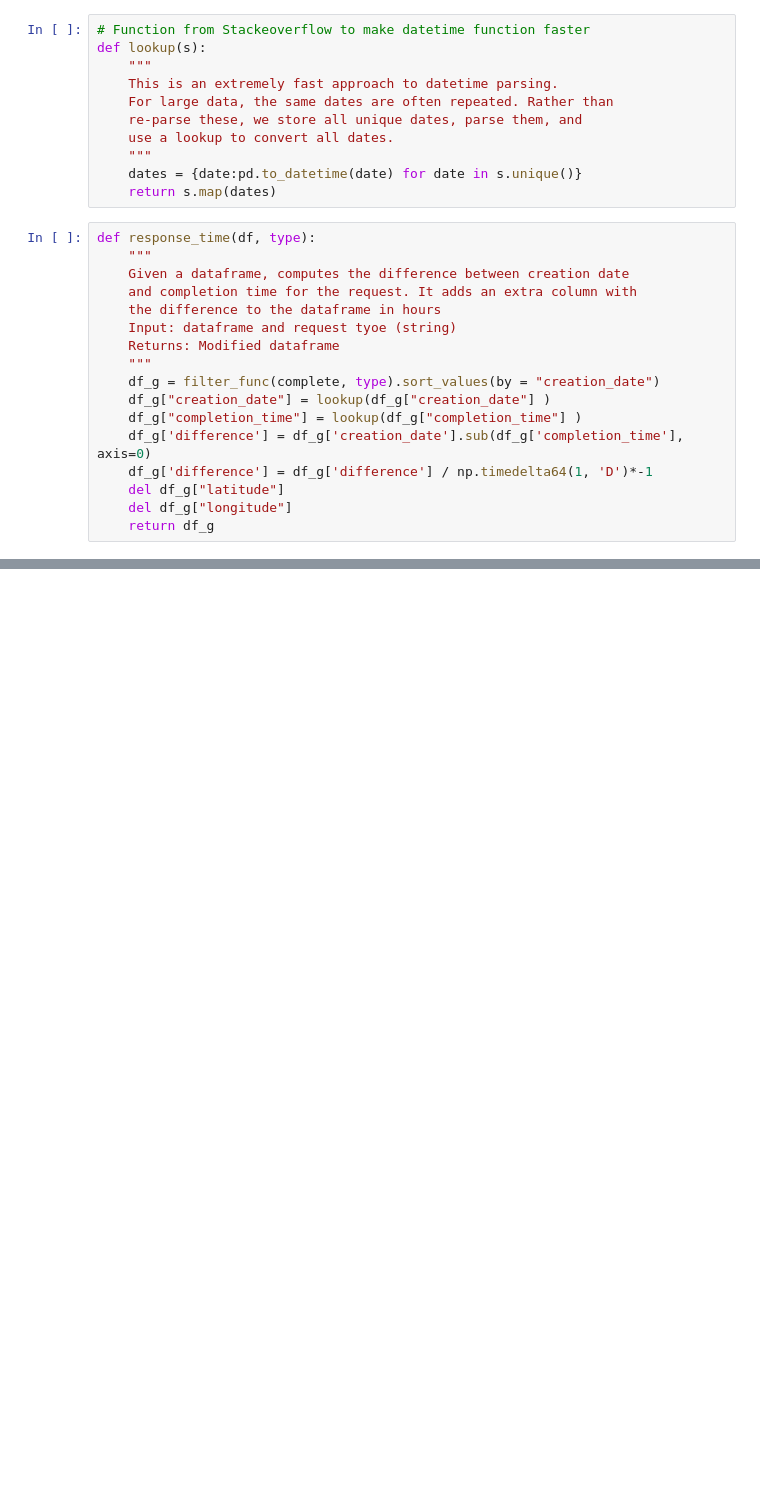
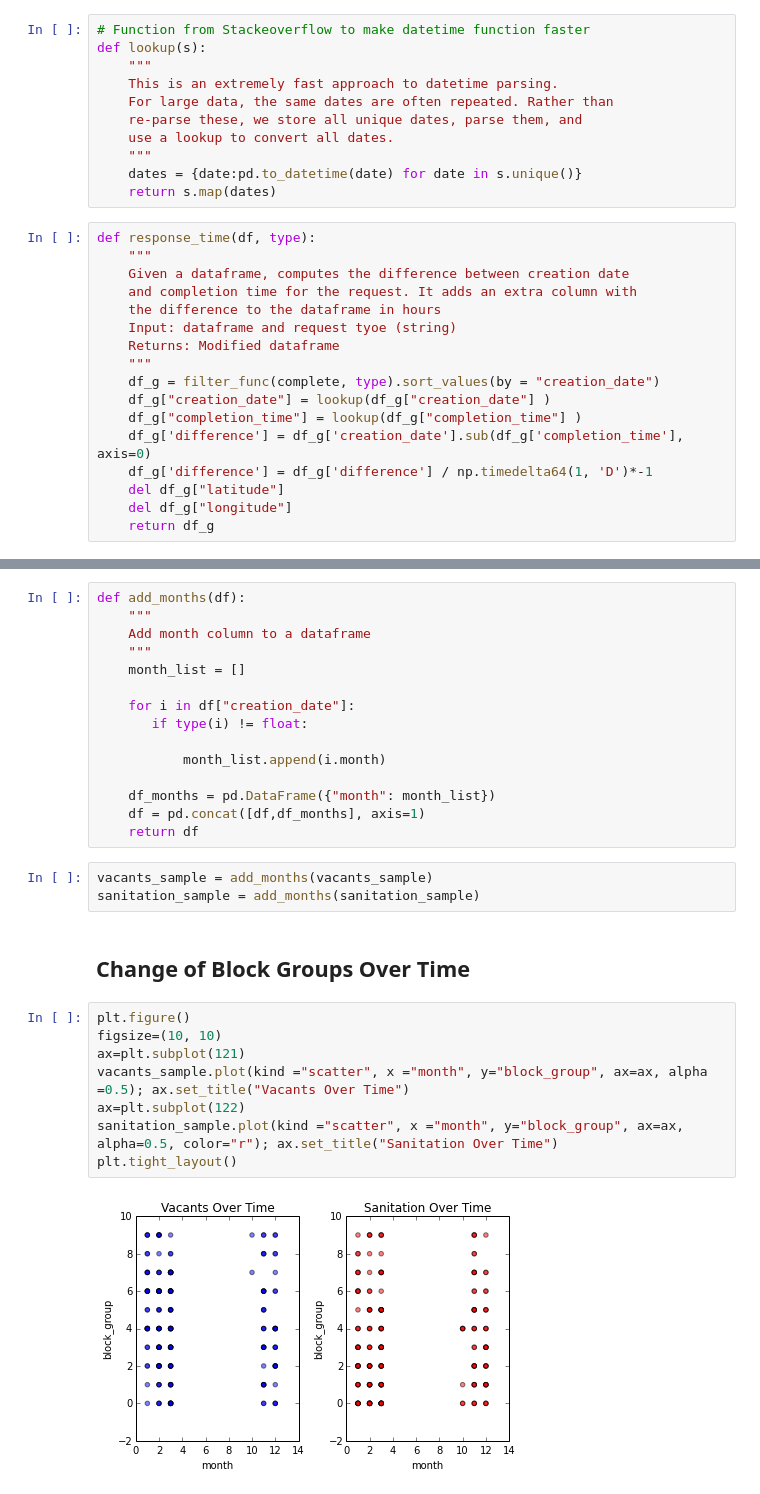
Before and after one commit to ju-arroyom/ML-Pub-Policy, a Jupyter notebook: Assignment_1.ipynb, the cells around one changed output, grey strips where cells are left out. Drawn from its saved outputs; the diff is of its cells as text; blank space fills up the shorter version.

```diff
--- a/Assignment_1.ipynb
+++ b/Assignment_1.ipynb
@@ -157,0 +304,30 @@ response_time(complete, "sanitation").describe().transpose()
+# %%
+def add_months(df):
+    """
+    Add month column to a dataframe
+    """
+    month_list = []
+
+    for i in df["creation_date"]:
+       if type(i) != float:
+
+           month_list.append(i.month)
+
+    df_months = pd.DataFrame({"month": month_list})
+    df = pd.concat([df,df_months], axis=1)
+    return df
+# %%
+vacants_sample = add_months(vacants_sample)
+sanitation_sample = add_months(sanitation_sample)
+# %% [markdown]
+## Change of Block Groups Over Time
+# %%
+plt.figure()
+figsize=(10, 10)
+ax=plt.subplot(121)
+vacants_sample.plot(kind ="scatter", x ="month", y="block_group", ax=ax, alpha =0.5); ax.set_title("Vacants Over Time")
+ax=plt.subplot(122)
+sanitation_sample.plot(kind ="scatter", x ="month", y="block_group", ax=ax, alpha=0.5, color="r"); ax.set_title("Sanitation Over Time")
+plt.tight_layout()
+# %% [output]
+[figure, added]
```
Also changed, not shown: parts of 51 cells of this notebook.
